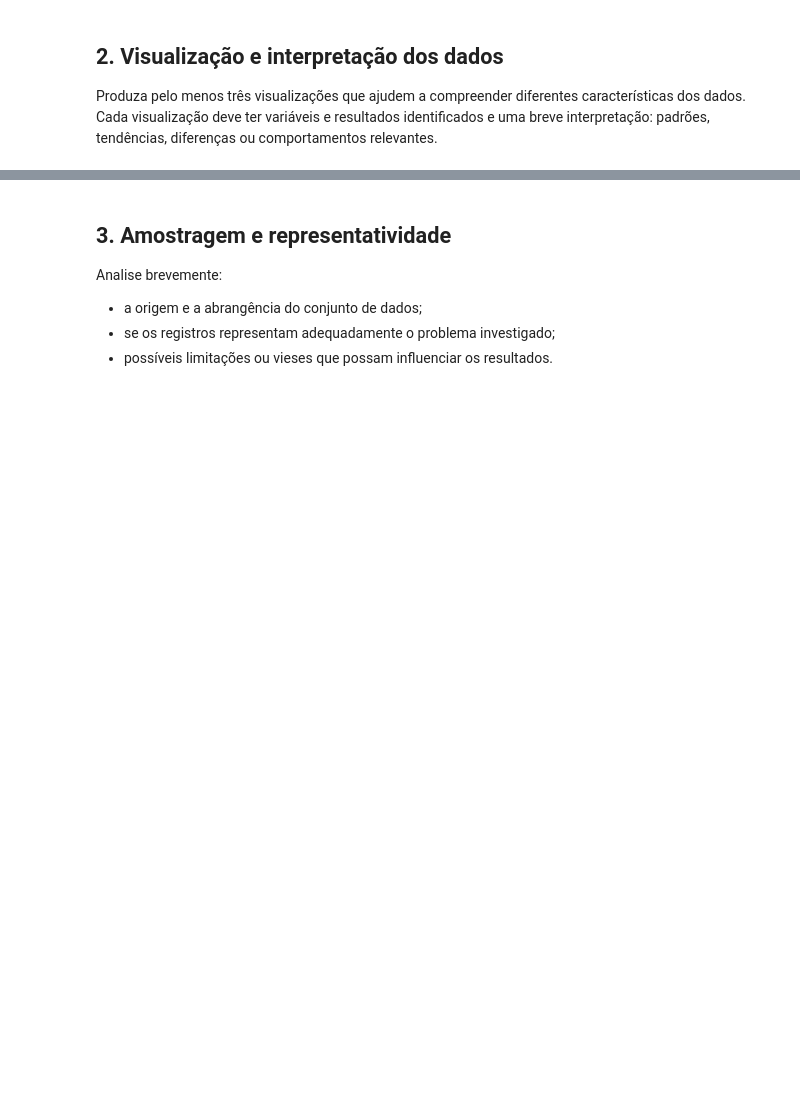
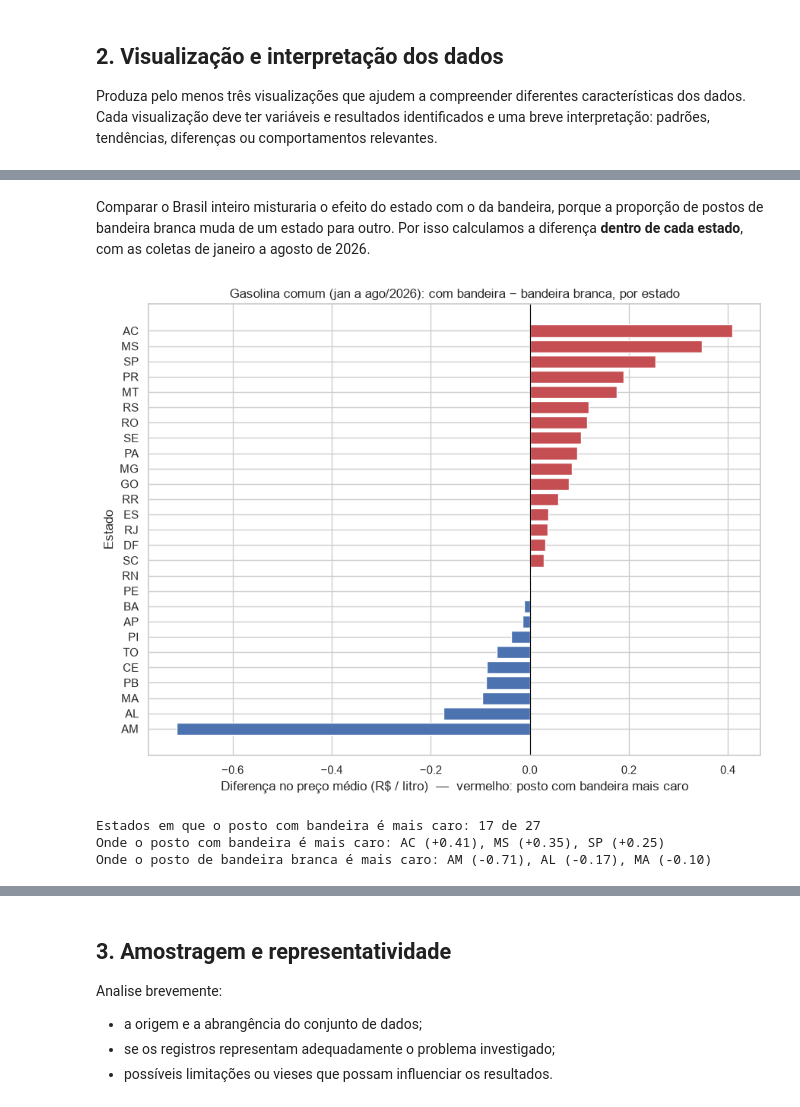
Before and after one commit to EduardoPereirabsi/PJBL01-Precos-combustiveis, a Jupyter notebook: PJBL_RA3_analise.ipynb, the cells around one changed output, grey strips where cells are left out. Cells and saved outputs as stored; diff of their text form; code cells hidden in the pictures; blank space fills up the shorter version.

```diff
--- a/PJBL_RA3_analise.ipynb
+++ b/PJBL_RA3_analise.ipynb
@@ -209,0 +264,30 @@ Produza pelo menos três visualizações que ajudem a compreender diferentes car
+# %% [markdown]
+Comparar o Brasil inteiro misturaria o efeito do estado com o da bandeira, porque a proporção de postos de bandeira branca muda de um estado para outro. Por isso calculamos a diferença **dentro de cada estado**, com as coletas de janeiro a agosto de 2026.
+# %%
+gasolina_2026 = gasolina_comum[gasolina_comum["data_coleta"] >= "2026-01-01"].copy()
+gasolina_2026["tipo_posto"] = np.where(gasolina_2026["bandeira"] == "BRANCA", "bandeira branca", "com bandeira")
+
+media_tipo = gasolina_2026.groupby(["uf", "tipo_posto"])["valor_venda"].mean().unstack()
+media_tipo["diferença"] = media_tipo["com bandeira"] - media_tipo["bandeira branca"]
+media_tipo = media_tipo.sort_values("diferença")
+
+cores = np.where(media_tipo["diferença"] > 0, "#C44E52", "#4C72B0")
+fig, ax = plt.subplots(figsize=(9, 7))
+ax.barh(media_tipo.index, media_tipo["diferença"], color=cores)
+ax.axvline(0, color="black", linewidth=0.8)
+ax.set_title("Gasolina comum (jan a ago/2026): com bandeira − bandeira branca, por estado")
+ax.set_xlabel("Diferença no preço médio (R$ / litro)  —  vermelho: posto com bandeira mais caro")
+ax.set_ylabel("Estado")
+plt.tight_layout()
+plt.show()
+
+print(f"Estados em que o posto com bandeira é mais caro: {(media_tipo['diferença'] > 0).sum()} de {len(media_tipo)}")
+print(f"Onde o posto com bandeira é mais caro: "
+      f"{', '.join(f'{uf} ({v:+.2f})' for uf, v in media_tipo['diferença'].tail(3)[::-1].items())}")
+print(f"Onde o posto de bandeira branca é mais caro: "
+      f"{', '.join(f'{uf} ({v:+.2f})' for uf, v in media_tipo['diferença'].head(3).items())}")
+# %% [output]
+[figure, added]
+Estados em que o posto com bandeira é mais caro: 17 de 27
+Onde o posto com bandeira é mais caro: AC (+0.41), MS (+0.35), SP (+0.25)
+Onde o posto de bandeira branca é mais caro: AM (-0.71), AL (-0.17), MA (-0.10)
```
Also changed, not shown: parts of 10 cells of this notebook.
